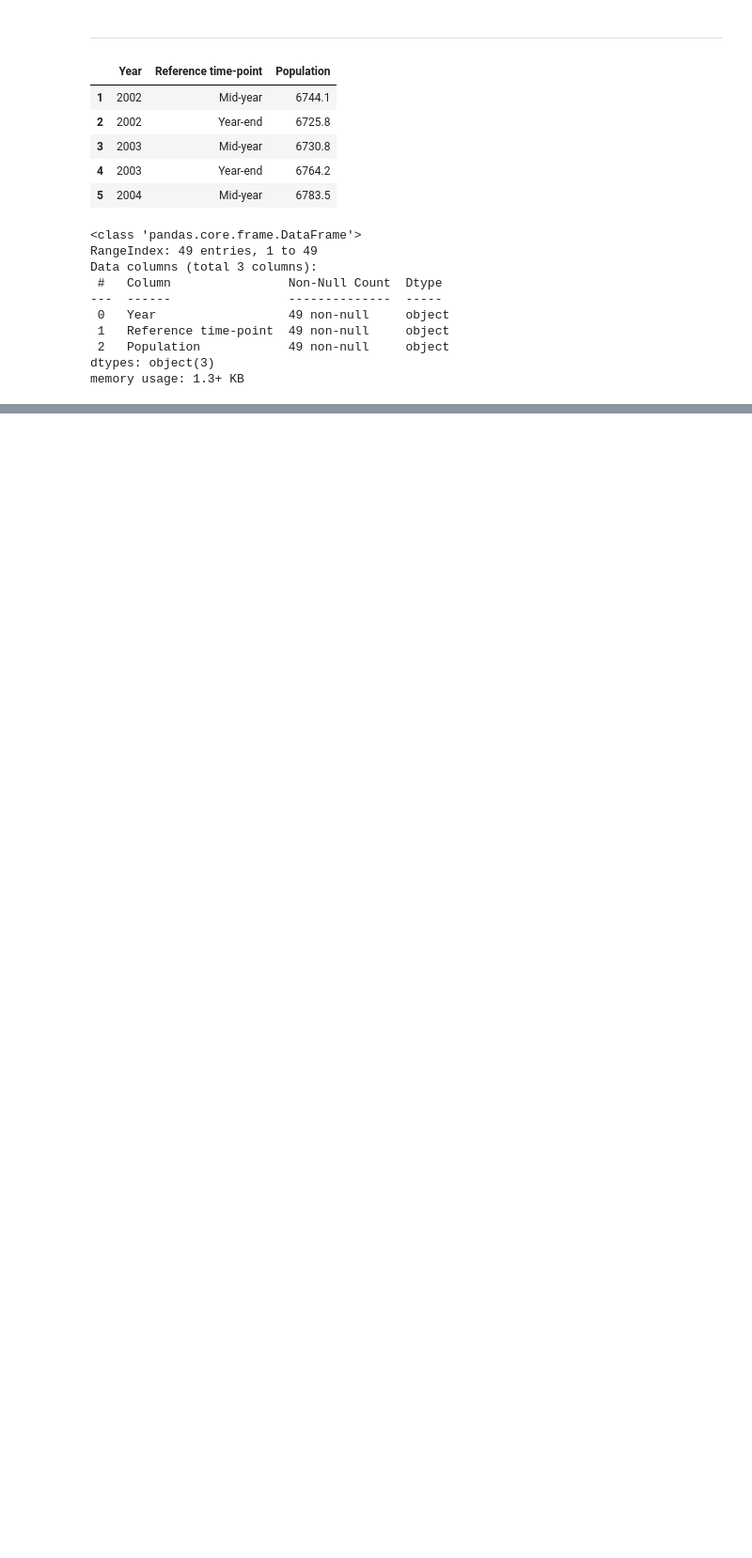
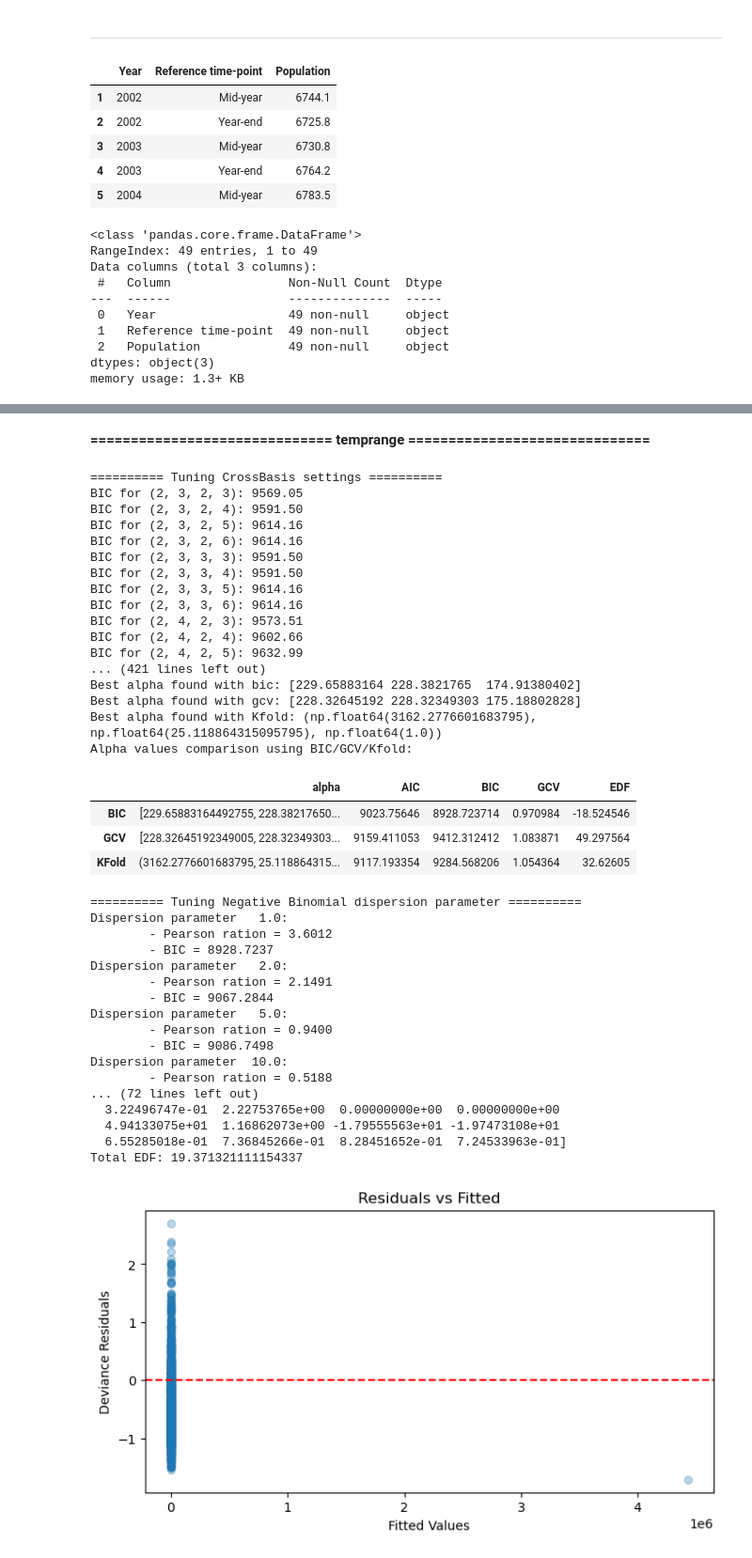
Before and after one commit to yansk1101/4096_dsproject, a Jupyter notebook: DLNM_new.ipynb, the cells around one changed output, grey strips where cells are left out. Shown at 94% size. Drawn from its saved outputs; the diff is of its cells as text; code cells hidden in the pictures; blank space fills up the shorter version.

```diff
--- a/DLNM_new.ipynb
+++ b/DLNM_new.ipynb
@@ -477,8 +477,49 @@ disp_grid = [1.0, 2.0, 5.0, 10.0, 20.0]
 # %%
 # Testing
 tar_var = "H1"
 
 exp = mete_col[0]
 exp_col_list = [exp]
 display(Markdown(f"**{'='*30} {exp} {'='*30}**"))
-result, pred, model_data, cb_list = DLNM(df, max_lag=4, tar_var=tar_var, exp_col_list=exp_col_list, linear_predictors_list=linear_predictors_list, bs_name_lst=bs_name_lst, ccs_name_lst=ccs_name_lst, cb_grid=cb_grid, smoother_grid=smoother_grid, disp_grid=disp_grid, criterion="bic")
+result, pred, model_data, cb_list = DLNM(df, max_lag=4, tar_var=tar_var, exp_col_list=exp_col_list, linear_predictors_list=linear_predictors_list, bs_name_lst=bs_name_lst, ccs_name_lst=ccs_name_lst, cb_grid=cb_grid, smoother_grid=smoother_grid, disp_grid=disp_grid, criterion_lst=["bic", "gcv"])
+# %% [output]
+**============================== temprange ==============================**
+========== Tuning CrossBasis settings ==========
+BIC for (2, 3, 2, 3): 9569.05
+BIC for (2, 3, 2, 4): 9591.50
+BIC for (2, 3, 2, 5): 9614.16
+BIC for (2, 3, 2, 6): 9614.16
+BIC for (2, 3, 3, 3): 9591.50
+BIC for (2, 3, 3, 4): 9591.50
+BIC for (2, 3, 3, 5): 9614.16
+BIC for (2, 3, 3, 6): 9614.16
+BIC for (2, 4, 2, 3): 9573.51
+BIC for (2, 4, 2, 4): 9602.66
+BIC for (2, 4, 2, 5): 9632.99
+... (421 lines left out)
+Best alpha found with bic: [229.65883164 228.3821765  174.91380402]
+Best alpha found with gcv: [228.32645192 228.32349303 175.18802828]
+Best alpha found with Kfold: (np.float64(3162.2776601683795), np.float64(25.118864315095795), np.float64(1.0))
+Alpha values comparison using BIC/GCV/Kfold:
+|  | alpha | AIC | BIC | GCV | EDF |
+| BIC | [229.65883164492755, 228.38217650... | 9023.75646 | 8928.723714 | 0.970984 | -18.524546 |
+| GCV | [228.32645192349005, 228.32349303... | 9159.411053 | 9412.312412 | 1.083871 | 49.297564 |
+| KFold | (3162.2776601683795, 25.118864315... | 9117.193354 | 9284.568206 | 1.054364 | 32.62605 |
+========== Tuning Negative Binomial dispersion parameter ==========
+Dispersion parameter   1.0:
+        - Pearson ration = 3.6012
+        - BIC = 8928.7237
+Dispersion parameter   2.0:
+        - Pearson ration = 2.1491
+        - BIC = 9067.2844
+Dispersion parameter   5.0:
+        - Pearson ration = 0.9400
+        - BIC = 9086.7498
+Dispersion parameter  10.0:
+        - Pearson ration = 0.5188
+... (72 lines left out)
+  3.22496747e-01  2.22753765e+00  0.00000000e+00  0.00000000e+00
+  4.94133075e+01  1.16862073e+00 -1.79555563e+01 -1.97473108e+01
+  6.55285018e-01  7.36845266e-01  8.28451652e-01  7.24533963e-01]
+Total EDF: 19.371321111154337
+[figure, added]
```
Also changed, not shown: parts of 7 cells of this notebook.
